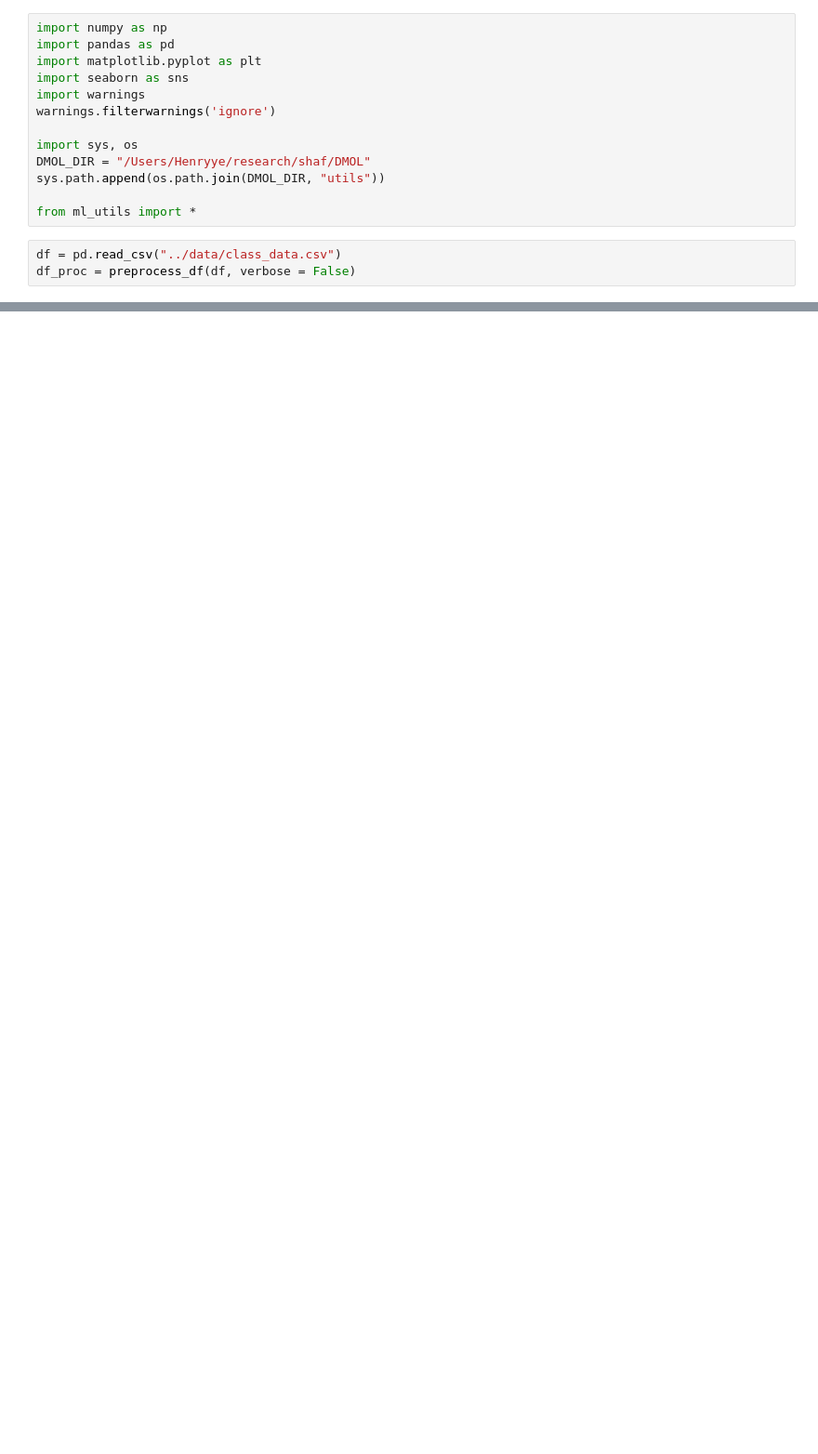
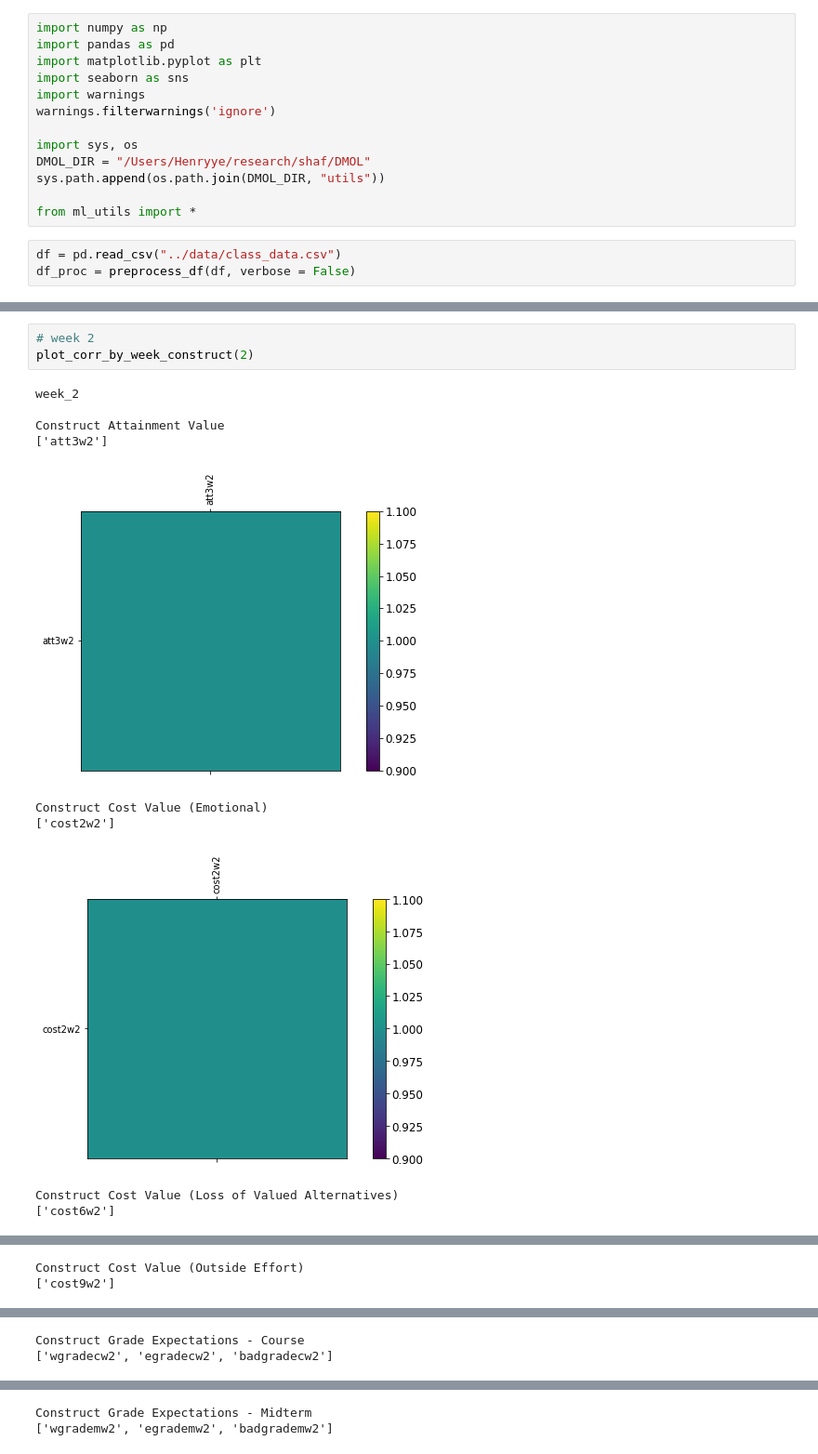
Before and after one commit to hanweny/DMOL, a Jupyter notebook: preprocessing/corr_matrix_for_each_week.ipynb, the cells around one changed output, grey strips where cells are left out. Shown at 93% size. Cells and saved outputs as stored; diff of their text form; blank space fills up the shorter version.

```diff
--- a/preprocessing/corr_matrix_for_each_week.ipynb
+++ b/preprocessing/corr_matrix_for_each_week.ipynb
@@ -39,0 +81,14 @@ for week_num in range(1, 6):
+# %%
+# week 2
+plot_corr_by_week_construct(2)
+# %% [output]
+week_2
+
+Construct Attainment Value
+['att3w2']
+[figure, added]
+Construct Cost Value (Emotional)
+['cost2w2']
+[figure, added]
+Construct Cost Value (Loss of Valued Alternatives)
+['cost6w2']
@@ -39,0 +96,2 @@ for week_num in range(1, 6):
+Construct Cost Value (Outside Effort)
+['cost9w2']
@@ -39,0 +99,2 @@ for week_num in range(1, 6):
+Construct Grade Expectations - Course
+['wgradecw2', 'egradecw2', 'badgradecw2']
@@ -39,0 +102,2 @@ for week_num in range(1, 6):
+Construct Grade Expectations - Midterm
+['wgrademw2', 'egrademw2', 'badgrademw2']
```
Also changed, not shown: parts of 9 cells of this notebook.
